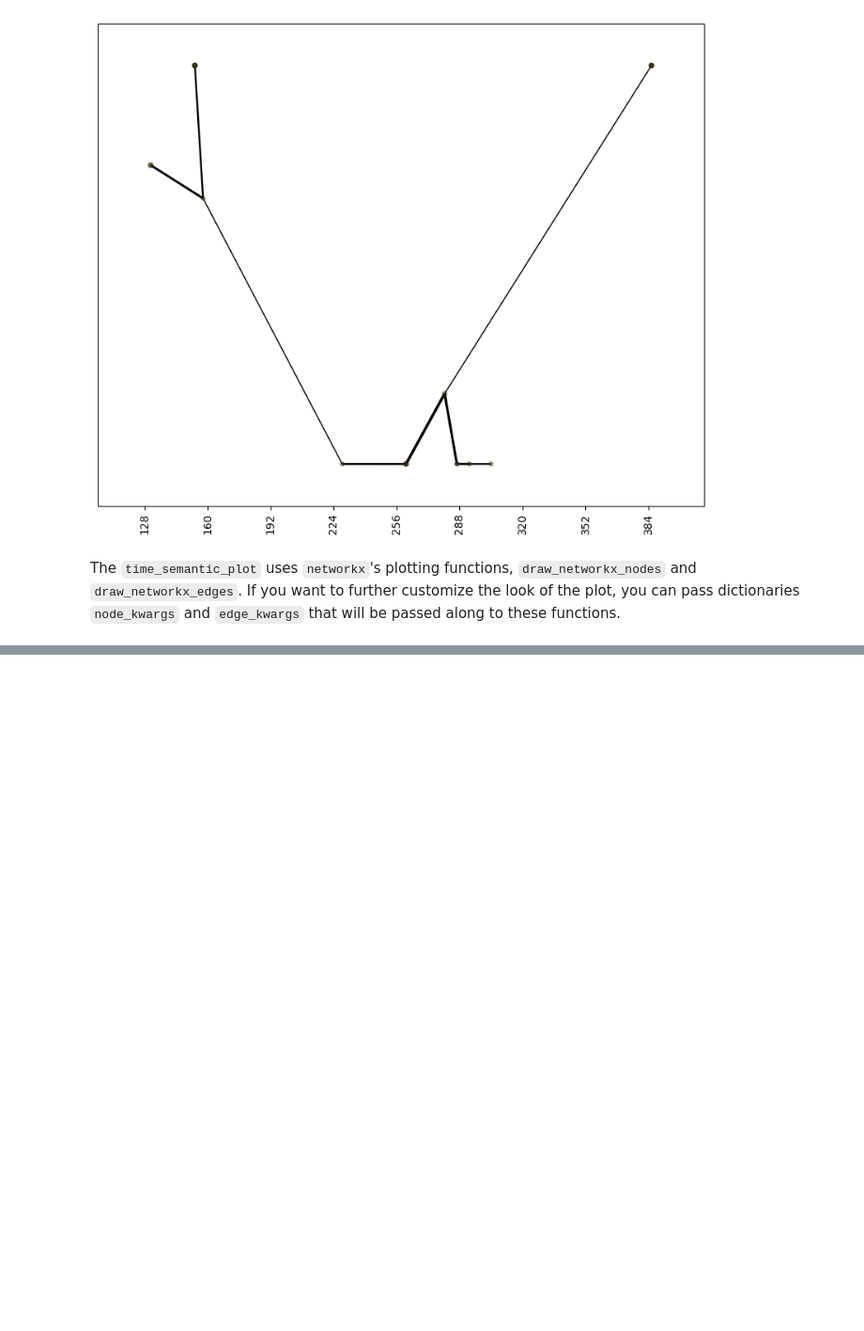
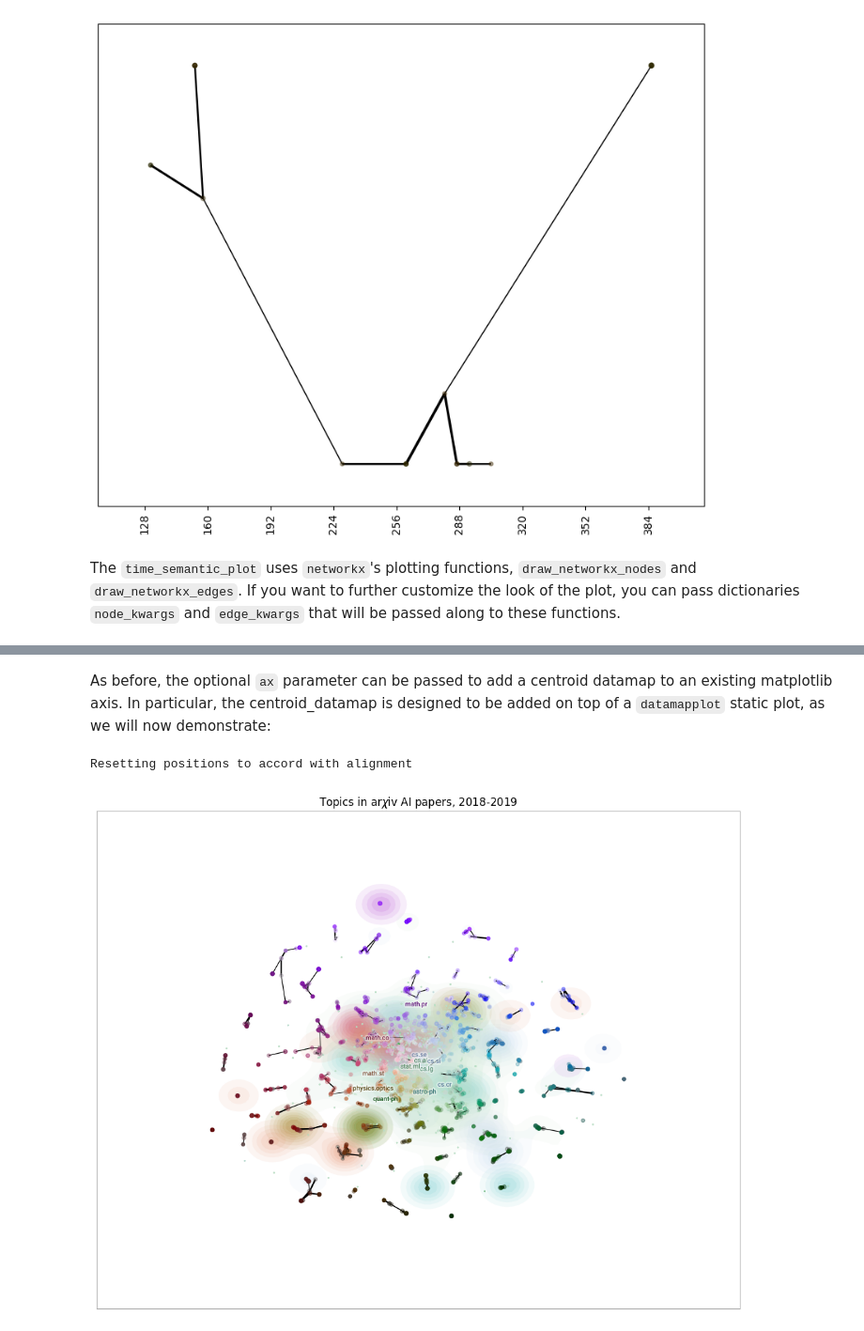
Before and after one commit to TutteInstitute/temporal-mapper, a Jupyter notebook: docs/source/visualization.ipynb, the cells around one changed output, grey strips where cells are left out. Shown at 94% size. Drawn from its saved outputs; the diff is of its cells as text; code cells hidden in the pictures; blank space fills up the shorter version.

```diff
--- a/docs/source/visualization.ipynb
+++ b/docs/source/visualization.ipynb
@@ -126,0 +138,18 @@ todo complete this documentation
+# %% [markdown]
+As before, the optional `ax` parameter can be passed to add a centroid datamap to an existing matplotlib axis. In particular, the centroid_datamap is designed to be added on top of a `datamapplot` static plot, as we will now demonstrate:
+# %%
+import datamapplot as dmp
+
+fig, ax = dmp.create_plot(
+    TM.data,
+    df['arxiv'].to_list(),
+    label_over_points=True,
+)
+tmutils.centroid_datamap(TM, ax=ax, bundle=False)
+fig.set_figwidth(10)
+fig.set_figheight(8)
+ax.set_title("Topics in ar$\chi$iv AI papers, 2018-2019")
+plt.show()
+# %% [output]
+Resetting positions to accord with alignment
+[figure, added]
```
Also changed, not shown: parts of 6 cells of this notebook.
